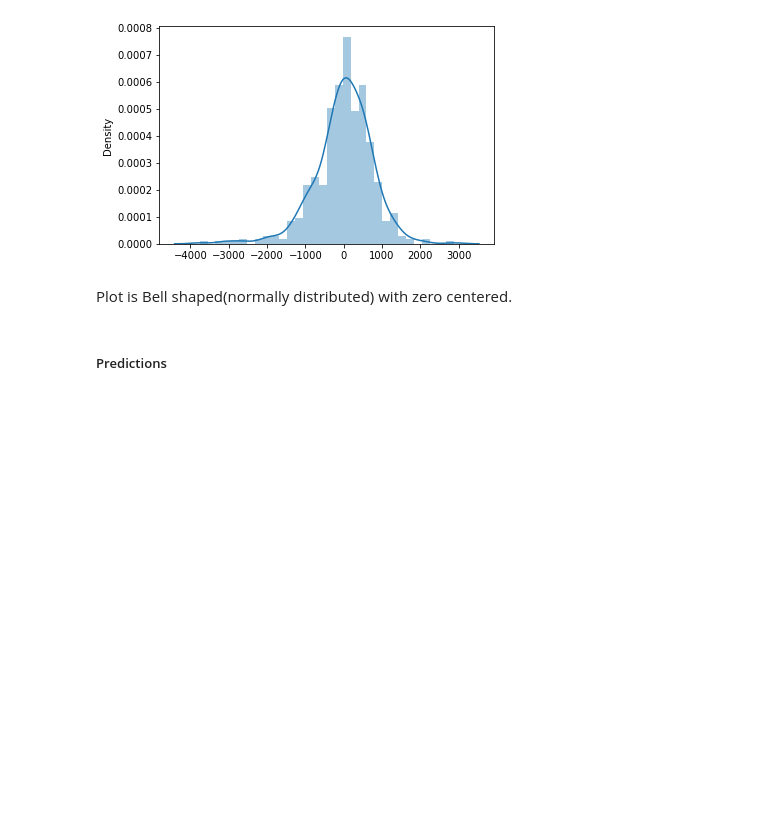
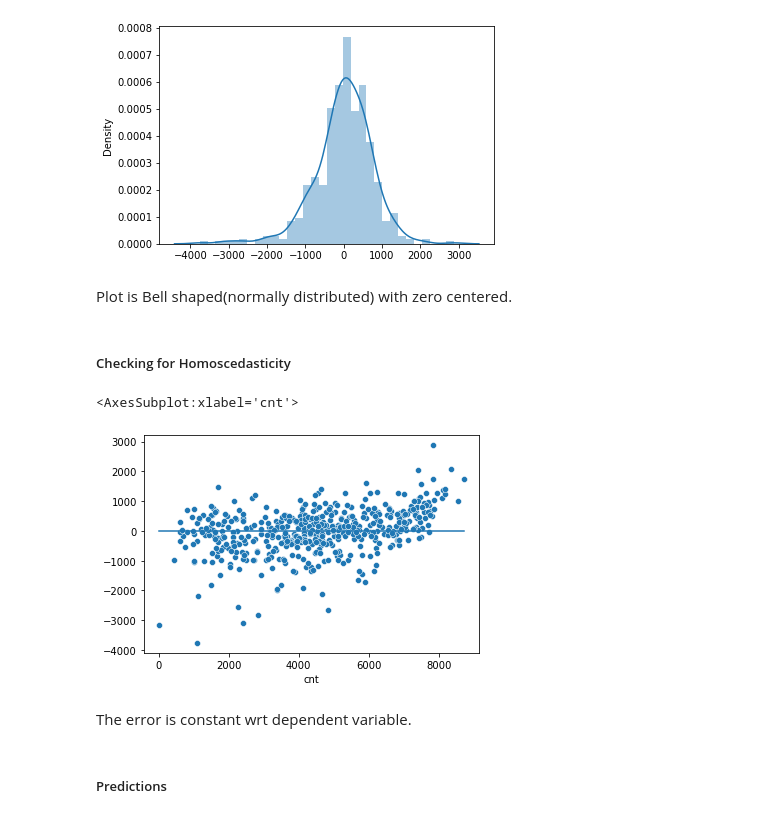
Before and after one commit to Harshulagarwal/Bike-Sharing-Assignment, a Jupyter notebook: Bike_Sharing_LR.ipynb, the cells around one changed output. Saved outputs shown, nothing was run; the diff lists cells and outputs as text; code cells hidden in the pictures; blank space fills up the shorter version.

```diff
--- a/Bike_Sharing_LR.ipynb
+++ b/Bike_Sharing_LR.ipynb
@@ -696,6 +696,16 @@ sns.distplot(residuals)
 [figure]
 # %% [markdown]
 Plot is Bell shaped(normally distributed) with zero centered.
+# %% [markdown]
+##### Checking for Homoscedasticity
+# %%
+sns.scatterplot(y_train, residuals)
+sns.lineplot(y_train, [0]*len(y_train))
+# %% [output]
+<AxesSubplot:xlabel='cnt'>
+[figure, added]
+# %% [markdown]
+The error is constant wrt dependent variable.
 # %% [markdown]
 ##### Predictions
 # %%
```
Also changed, not shown: parts of 11 cells of this notebook.
